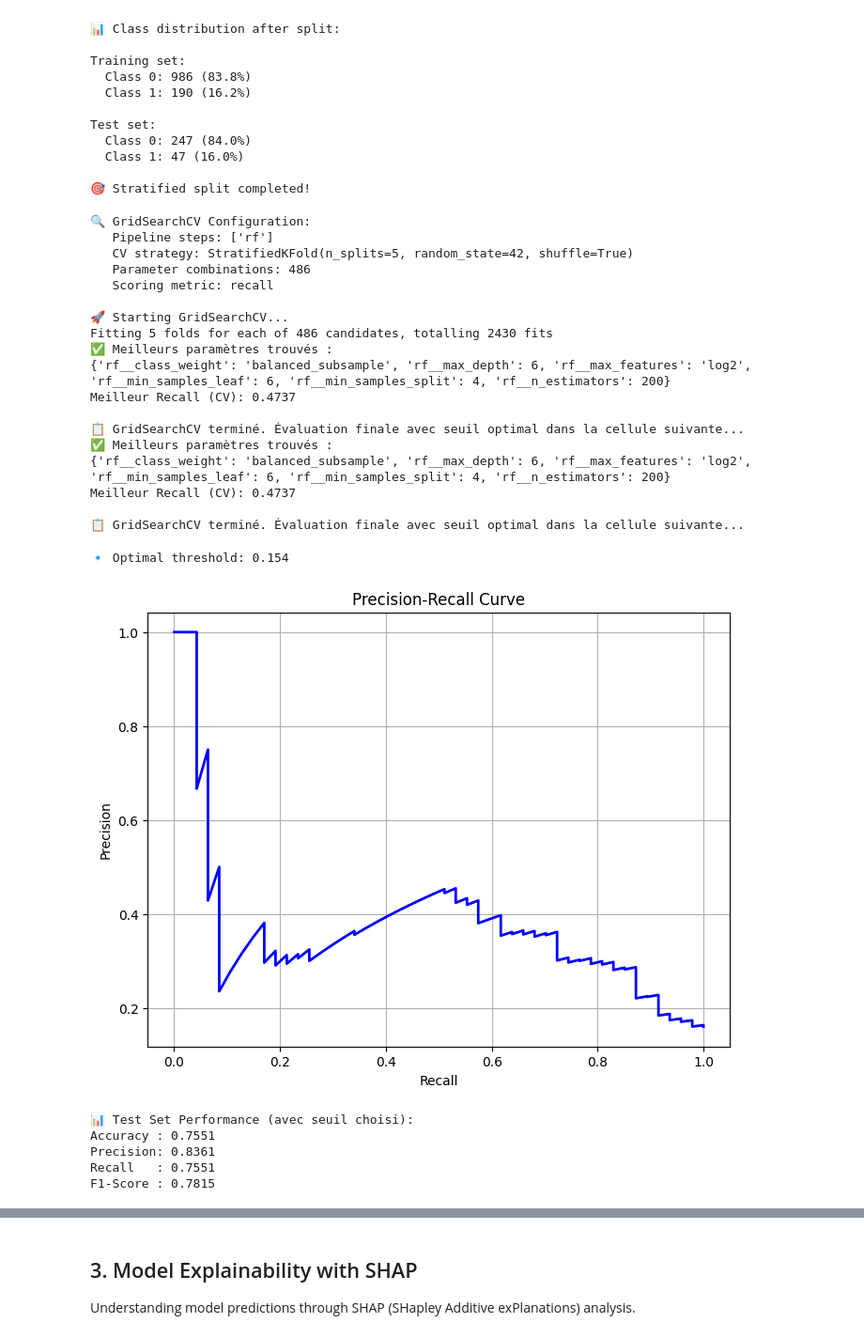
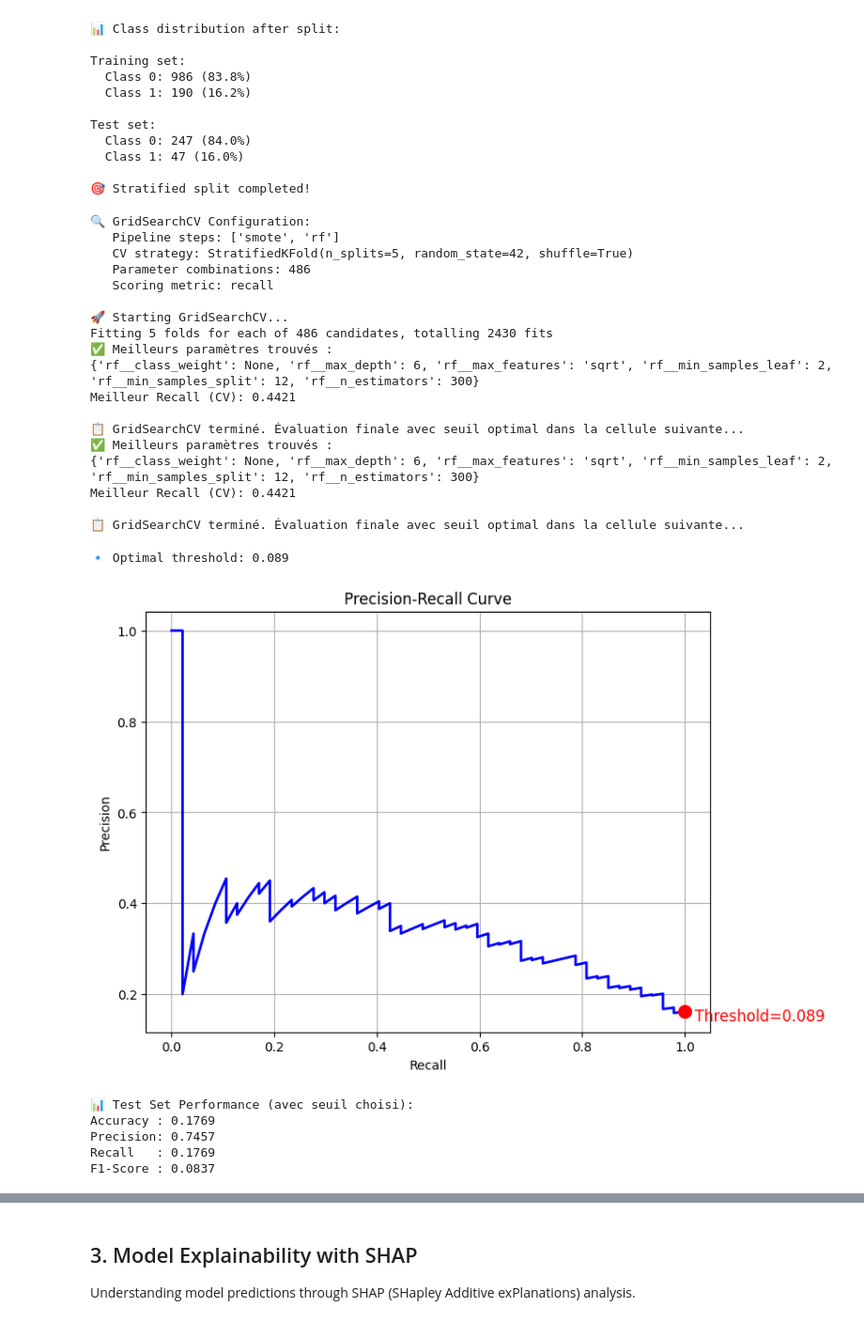
Before and after one commit to XavierCoulon/OC_P4_ESN_TechNova_Partners, a Jupyter notebook: notebooks/modeling/04_optimization.ipynb, the cells around one changed output, grey strips where cells are left out. Shown at 94% size. Drawn from its saved outputs; the diff is of its cells as text; code cells hidden in the pictures.

Commit message:
add F1-macro as variable, add SMOTE

```diff
--- a/notebooks/modeling/04_optimization.ipynb
+++ b/notebooks/modeling/04_optimization.ipynb
@@ -175,13 +175,15 @@ Test set:
 🎯 Stratified split completed!
 # %%
 from sklearn.model_selection import GridSearchCV, ParameterGrid
-from sklearn.pipeline import Pipeline
+from imblearn.pipeline import Pipeline
+from imblearn.over_sampling import SMOTE
 
 # ================================
 # Create Pipeline and CV Strategy
 # ================================
 # Create a pipeline with RandomForest
 pipeline = Pipeline([
+    ('smote', SMOTE(random_state=42)),
     ('rf', RandomForestClassifier(random_state=42, n_jobs=-1))
 ])
 
@@ -225,7 +227,7 @@ print(f"Meilleur Recall (CV): {grid_search.best_score_:.4f}")
 print(f"\n📋 GridSearchCV terminé. Évaluation finale avec seuil optimal dans la cellule suivante...")
 # %% [output]
 🔍 GridSearchCV Configuration:
-   Pipeline steps: ['rf']
+   Pipeline steps: ['smote', 'rf']
    CV strategy: StratifiedKFold(n_splits=5, random_state=42, shuffle=True)
    Parameter combinations: 486
    Scoring metric: recall
@@ -233,13 +235,13 @@ print(f"\n📋 GridSearchCV terminé. Évaluation finale avec seuil optimal dans
 🚀 Starting GridSearchCV...
 Fitting 5 folds for each of 486 candidates, totalling 2430 fits
 ✅ Meilleurs paramètres trouvés :
-{'rf__class_weight': 'balanced_subsample', 'rf__max_depth': 6, 'rf__max_features': 'log2', 'rf__min_samples_leaf': 6, 'rf__min_samples_split': 4, 'rf__n_estimators': 200}
-Meilleur Recall (CV): 0.4737
+{'rf__class_weight': None, 'rf__max_depth': 6, 'rf__max_features': 'sqrt', 'rf__min_samples_leaf': 2, 'rf__min_samples_split': 12, 'rf__n_estimators': 300}
+Meilleur Recall (CV): 0.4421
 
 📋 GridSearchCV terminé. Évaluation finale avec seuil optimal dans la cellule suivante...
 ✅ Meilleurs paramètres trouvés :
-{'rf__class_weight': 'balanced_subsample', 'rf__max_depth': 6, 'rf__max_features': 'log2', 'rf__min_samples_leaf': 6, 'rf__min_samples_split': 4, 'rf__n_estimators': 200}
-Meilleur Recall (CV): 0.4737
+{'rf__class_weight': None, 'rf__max_depth': 6, 'rf__max_features': 'sqrt', 'rf__min_samples_leaf': 2, 'rf__min_samples_split': 12, 'rf__n_estimators': 300}
+Meilleur Recall (CV): 0.4421
 
 📋 GridSearchCV terminé. Évaluation finale avec seuil optimal dans la cellule suivante...
 # %%
@@ -257,41 +259,52 @@ precision, recall, thresholds = precision_recall_curve(y_test, y_proba_test)
 
 # Logique simple pour choisir un seuil "optimal"
 # Exemple : maximiser recall tout en gardant une précision acceptable
 optimal_idx = np.argmax(recall - (1 - precision))  # tu peux adapter selon ton objectif
 optimal_threshold = thresholds[optimal_idx]
 print(f"🔹 Optimal threshold: {optimal_threshold:.3f}")
 
 # Visualiser la courbe Precision-Recall
 plt.figure(figsize=(8, 6))
 plt.plot(recall, precision, color="blue", lw=2)
+
+# Marquer le point du seuil optimal
+plt.scatter(recall[optimal_idx], precision[optimal_idx], color="red", s=100, zorder=5)
+plt.text(
+    recall[optimal_idx] + 0.02,
+    precision[optimal_idx] - 0.02,
+    f"Threshold={optimal_threshold:.3f}",
+    color="red",
+    fontsize=12,
+)
+
 plt.xlabel("Recall")
 plt.ylabel("Precision")
 plt.title("Precision-Recall Curve")
 plt.grid(True)
 plt.show()
 
 # Appliquer le seuil pour créer les prédictions finales
-y_pred_final = (y_proba_test >= 0.4).astype(int)
+y_pred_final = (y_proba_test >= 0.1).astype(int)
 
 # Évaluation finale sur le test set
 accuracy_test = accuracy_score(y_test, y_pred_final)
 precision_test = precision_score(y_test, y_pred_final, average="weighted", zero_division=0)
 recall_test = recall_score(y_test, y_pred_final, average="weighted")
 f1_test = f1_score(y_test, y_pred_final, average="weighted")
 
 print(f"\n📊 Test Set Performance (avec seuil choisi):")
 print(f"Accuracy : {accuracy_test:.4f}")
 print(f"Precision: {precision_test:.4f}")
 print(f"Recall   : {recall_test:.4f}")
 print(f"F1-Score : {f1_test:.4f}")
 # %% [output]
-🔹 Optimal threshold: 0.154
+🔹 Optimal threshold: 0.089
-[figure, old version]
+[figure, new version]
 📊 Test Set Performance (avec seuil choisi):
-Accuracy : 0.7551
-Precision: 0.8361
-Recall   : 0.7551
-F1-Score : 0.7815
+Accuracy : 0.1769
+Precision: 0.7457
+Recall   : 0.1769
+F1-Score : 0.0837
 # %%
 # =======================
 # RAPPORT DÉTAILLÉ DU MODÈLE
```
Also changed, not shown: parts of 4 cells of this notebook, 1 other file.
